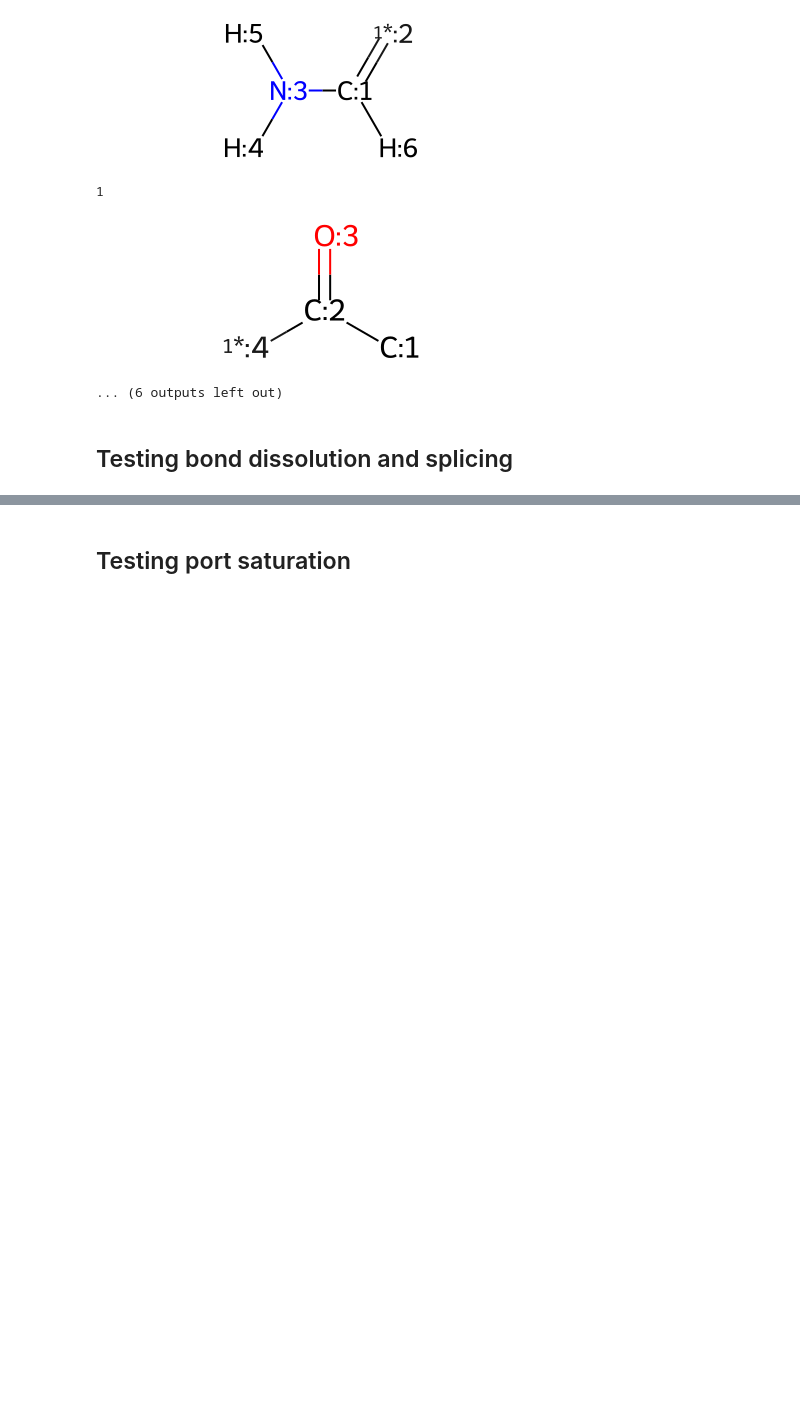
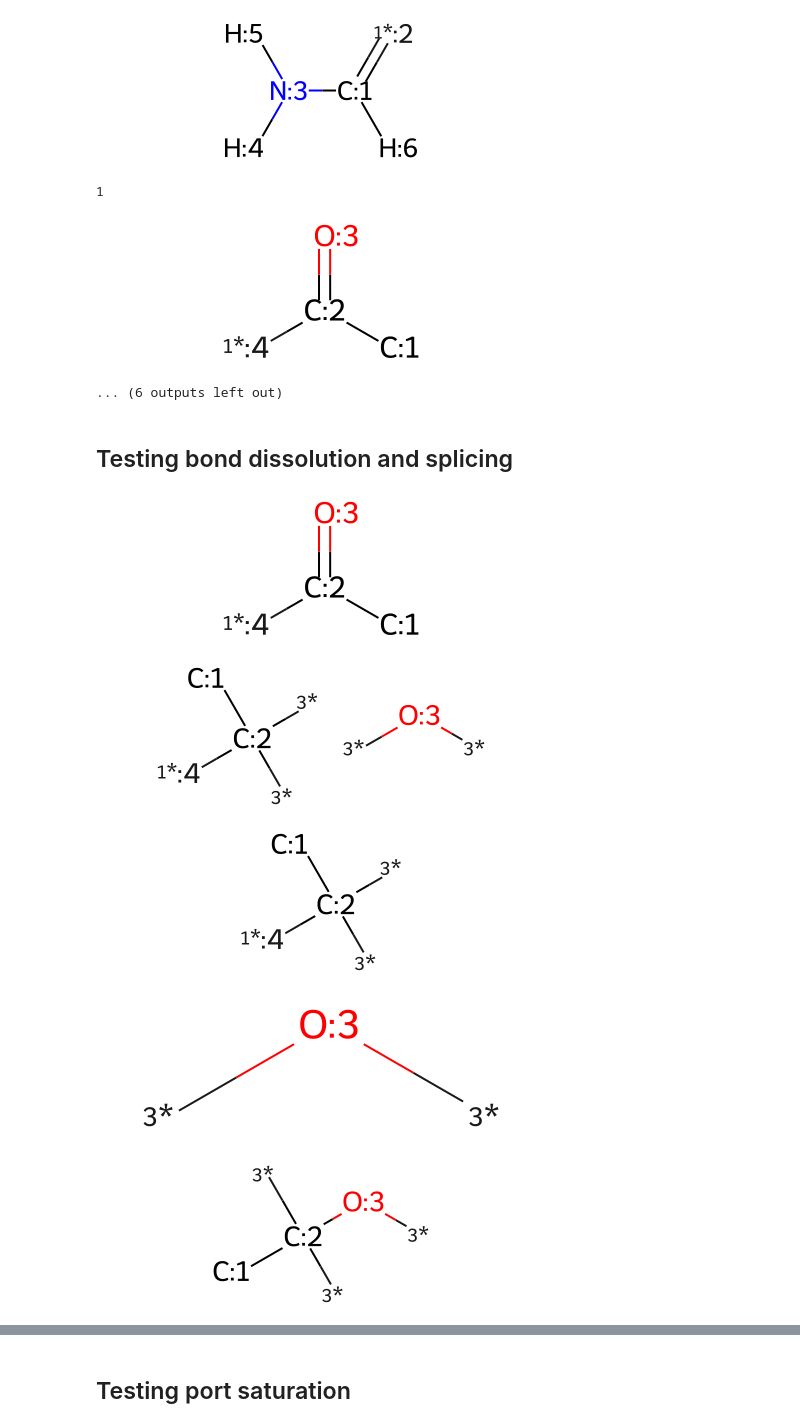
Before and after one commit to timbernat/polymer_workbench, a Jupyter notebook: polybuild_dev.ipynb, the cells around one changed output, grey strips where cells are left out. Cells and saved outputs as stored; diff of their text form; code cells hidden in the pictures; blank space fills up the shorter version.

```diff
--- a/polybuild_dev.ipynb
+++ b/polybuild_dev.ipynb
@@ -94 +82,24 @@ display(prod1)
+# %%
+a1 = 2 - 1 # indices of atoms to target
+a2 = 3 - 1 # indices of atoms to target
+flavor_pair = (1, 3) # pair of port flavors to interface together
+
+display(CARBONYL)
+frags = bonding.dissolve_bond(Chem.RWMol(CARBONYL), a1, a2, new_port_flavor=3)
+MET, OXY = Chem.GetMolFrags(frags, asMols=True, sanitizeFrags=True)
+
+display(frags)
+display(MET)
+display(OXY)
+
+portlib.Port.bondable_flavors.insert(flavor_pair)
+bondable_pair = portlib.get_first_bondable_port_pair(frags, a1, a2, flavor_pair=flavor_pair)
+prod1 = bonding.splice_atoms(frags, 1, 2, flavor_pair=(1,3), in_place=False)
+display(prod1)
+# %% [output]
+[figure, added]
+[figure, added]
+[figure, added]
+[figure, added]
+[figure, added]
 # %%
```
Also changed, not shown: parts of 20 cells of this notebook.
